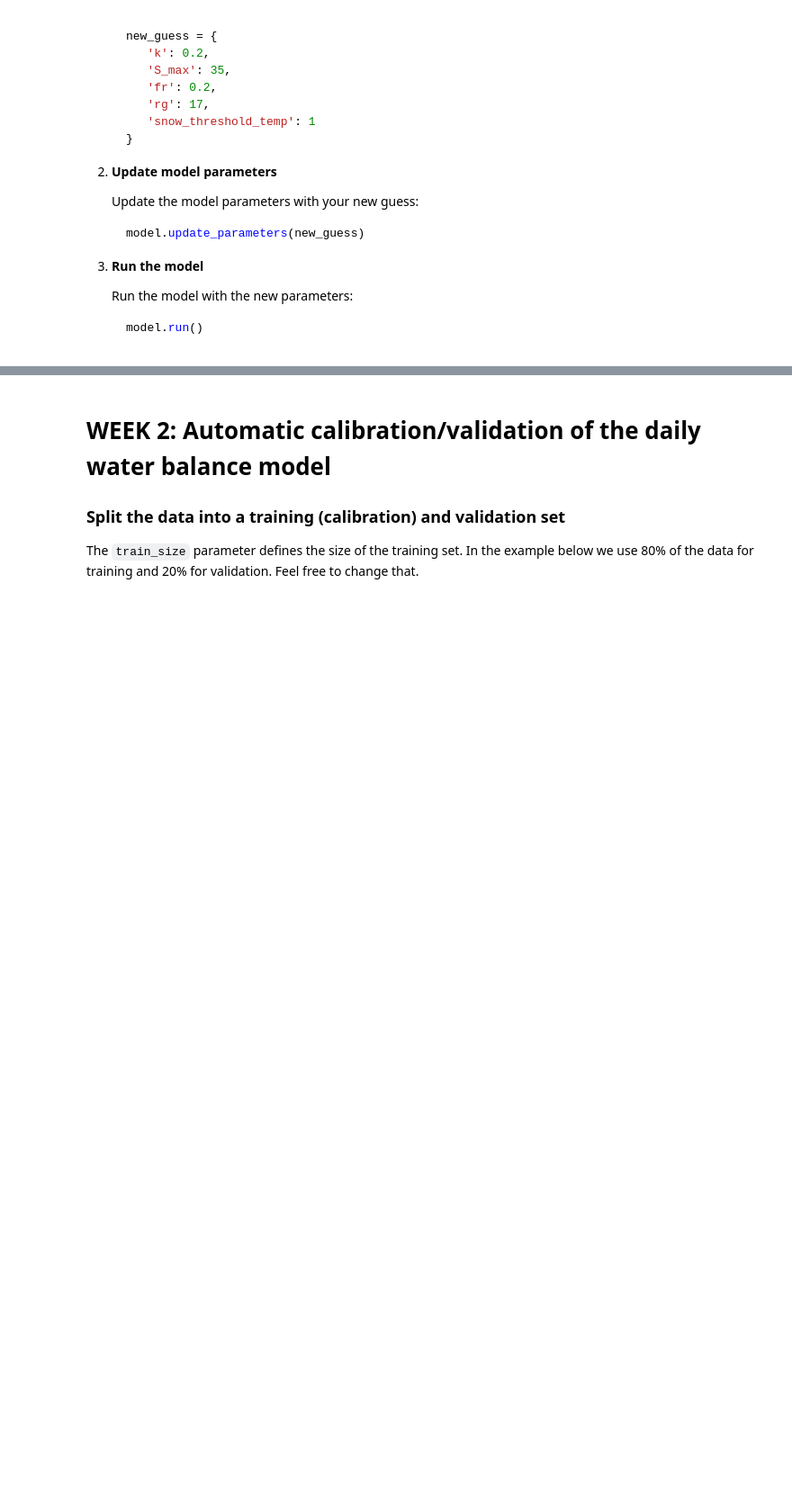
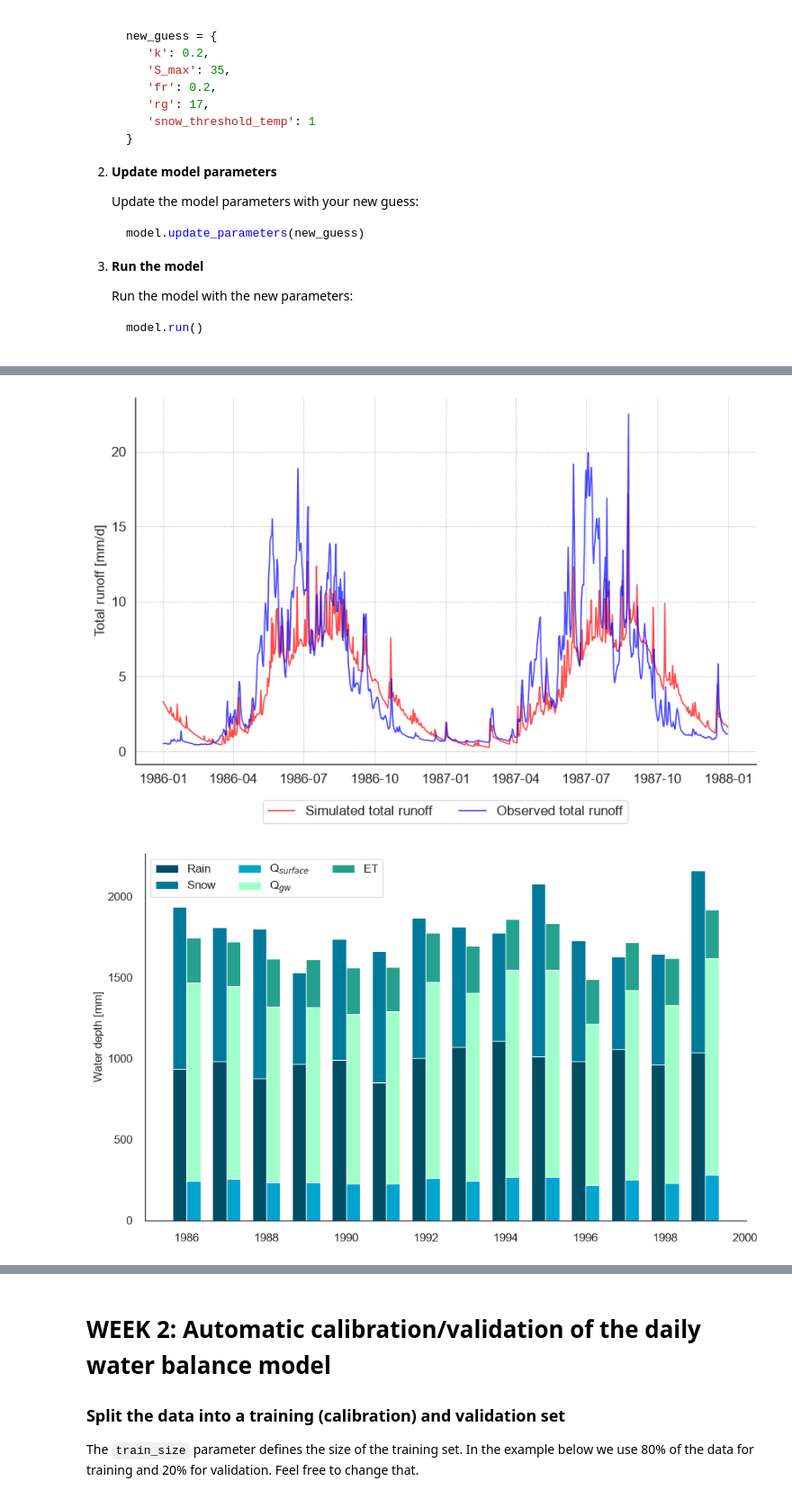
Before and after one commit to Uemac001/watershed_ex2, a Jupyter notebook: gsteig_run.ipynb, the cells around one changed output, grey strips where cells are left out. Shown at 90% size. Cells and saved outputs as stored; diff of their text form; code cells hidden in the pictures; blank space fills up the shorter version.

```diff
--- a/gsteig_run.ipynb
+++ b/gsteig_run.ipynb
@@ -331,0 +361,45 @@ Iteratively change the model parameters until you find a visually good fit. Inve
+# %%
+def run_hru_model(model, data, hru_table, basin_area=None):
+    hru_ids = hru_table["HRU"]
+    areas = hru_table["area_km2"]
+    elevations = hru_table["mean_elevation"]
+    total_area = sum(areas)
+
+    hru_results = {}
+    basin_results = None
+
+    for i in range(len(hru_ids)):
+        w = areas[i] / total_area
+
+        hru_model = model.copy()
+        hru_model.hru_mean_elevation = elevations[i]
+        results = hru_model.run(data=data)
+
+        hru_results[hru_ids[i]] = results
+        if basin_results is None:
+            basin_results = results * w
+        else:
+            basin_results = basin_results + results * w
+
+    return basin_results, hru_results
+# %%
+# Run the HRU model with the same parameters as the lumped model (bucket)
+hru_run_results, hru_results = run_hru_model(
+    model=bucket, data=data, hru_table=hru_table, basin_area=catchment_area
+)
+
+# Compare lumped and HRU-based runs
+lumped_run_results = bucket.run(data=data)
+
+plot_timeseries(
+    results=hru_run_results,
+    observed=data,
+    start_year="1986",
+    end_year="1987",
+    palette=["red", "blue"],
+    monthly=False,
+)
+plot_water_balance(results=hru_run_results)
+# %% [output]
+[figure, added]
+[figure, added]
```
Also changed, not shown: parts of 4 cells of this notebook.
